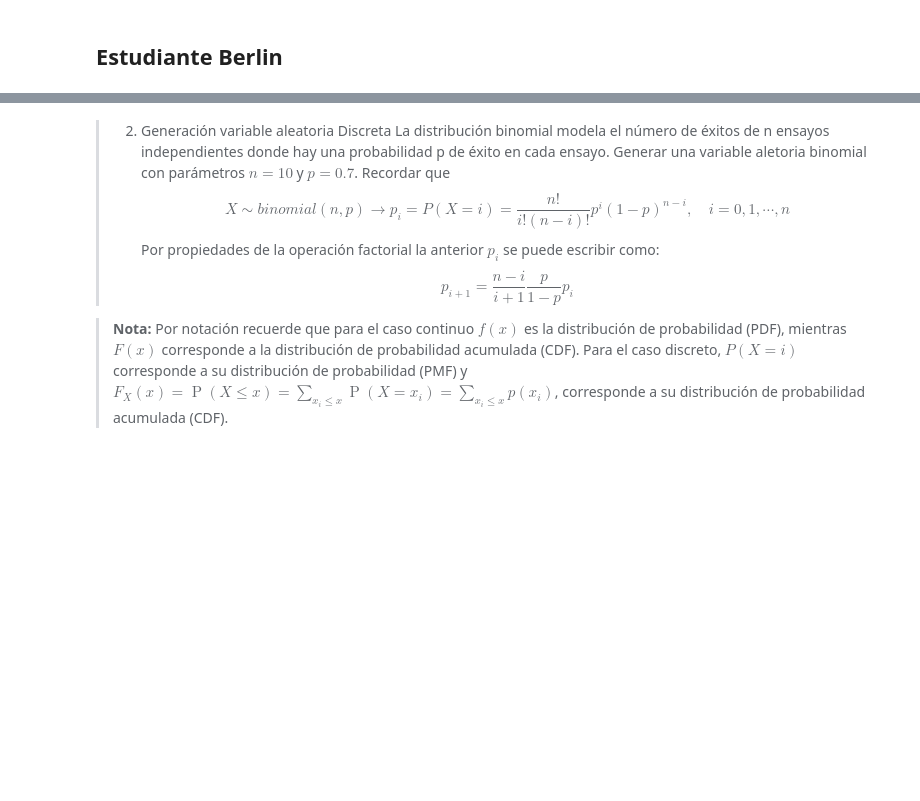
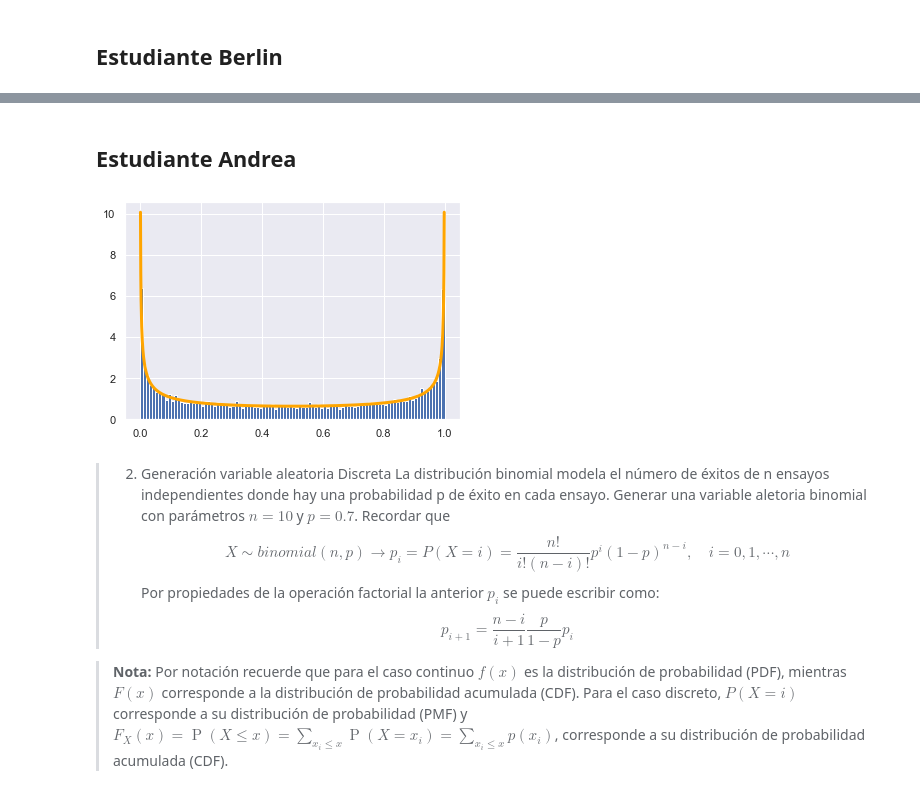
Before and after one commit to afloresfdz/ProyectoConjunto_BIPreciado_AFlores, a Jupyter notebook: T5_BIPreciado_AFlores.ipynb, the cells around one changed output, grey strips where cells are left out. Drawn from its saved outputs; the diff is of its cells as text; code cells hidden in the pictures; blank space fills up the shorter version.

```diff
--- a/T5_BIPreciado_AFlores.ipynb
+++ b/T5_BIPreciado_AFlores.ipynb
@@ -64,0 +66,2 @@ plt.show()
+# %% [markdown]
+## Estudiante Andrea
@@ -65,3 +80,7 @@ plt.show()
+# %%
+distribucion(10000)
+# %% [output]
+[figure, added]
 # %% [markdown]
 > 2. Generación variable aleatoria Discreta
 > La distribución binomial modela el número de éxitos de n ensayos independientes donde hay una probabilidad p de éxito en cada ensayo.
```
Also changed, not shown: parts of 13 cells of this notebook.
